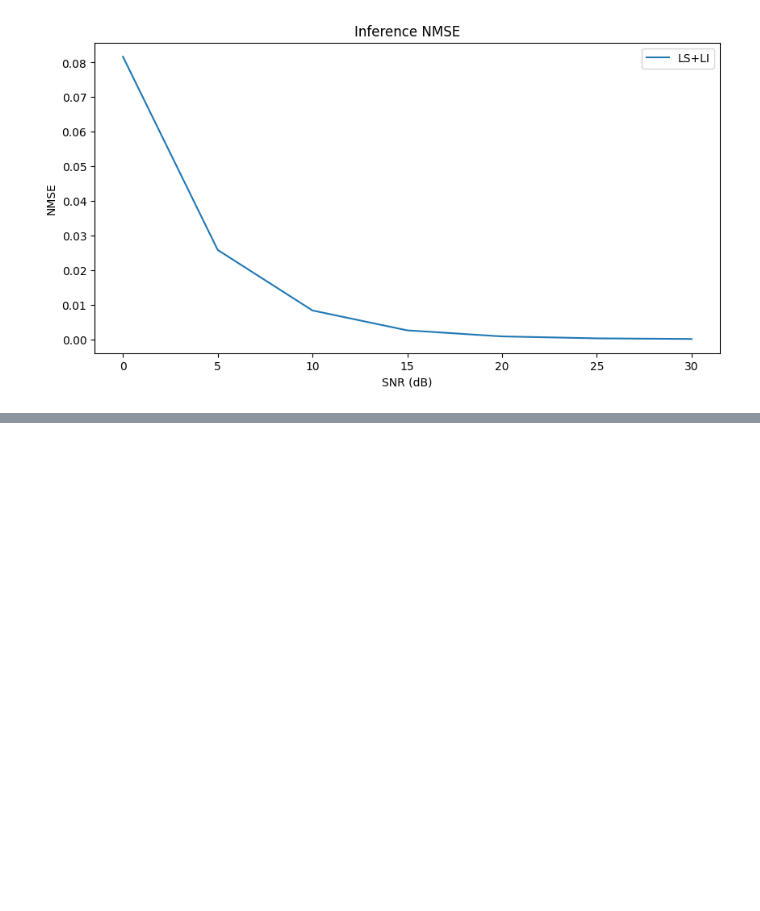
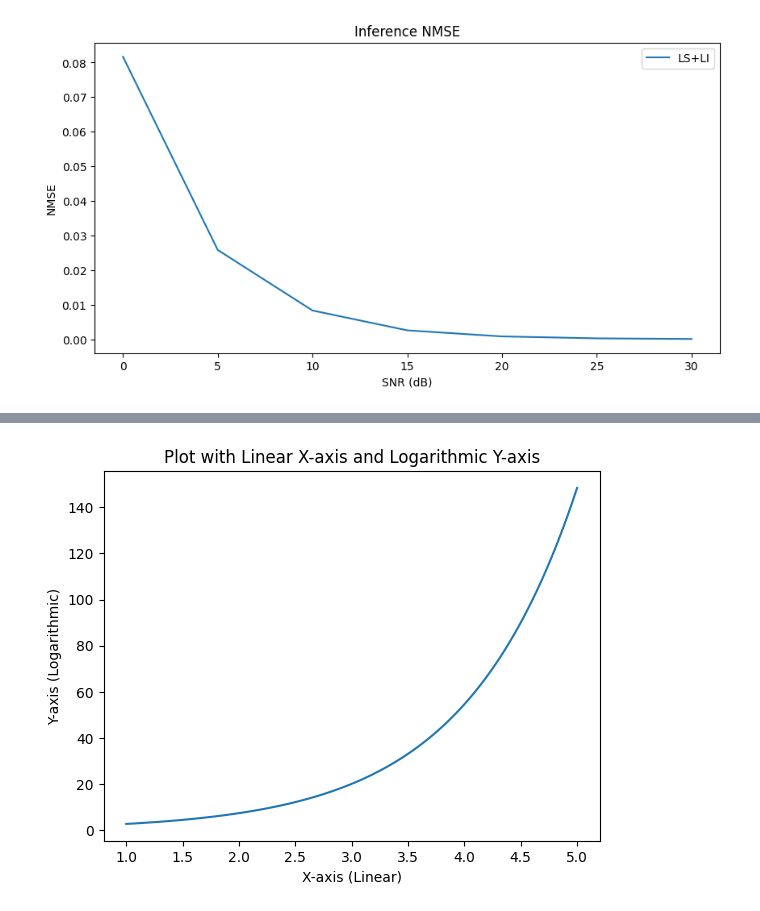
Before and after one commit to thienhieu-hoang/one_shot_Hest_cleanver, a Jupyter notebook: Torch_code/inference/infer_v4_2_3p4GHz_CDLv19_modelv3_3500_3516.ipynb, the cells around one changed output, grey strips where cells are left out. Cells and saved outputs as stored; diff of their text form; code cells hidden in the pictures; blank space fills up the shorter version.

```diff
--- a/Torch_code/inference/infer_v4_2_3p4GHz_CDLv19_modelv3_3500_3516.ipynb
+++ b/Torch_code/inference/infer_v4_2_3p4GHz_CDLv19_modelv3_3500_3516.ipynb
@@ -302,0 +309,19 @@ plt.show()
+# %%
+x = np.linspace(1, 5, 100)  # X-axis is linear
+y = np.exp(x)  # Y-axis values (exponential to show the log scale effect)
+
+# Create the plot
+plt.plot(x, y)
+
+# Set the y-axis to log scale
+# plt.yscale('log')
+
+# Add labels and title
+plt.xlabel('X-axis (Linear)')
+plt.ylabel('Y-axis (Logarithmic)')
+plt.title('Plot with Linear X-axis and Logarithmic Y-axis')
+
+# Show the plot
+plt.show()
+# %% [output]
+[figure, added]
```
Also changed, not shown: parts of 2 cells of this notebook, 4 other files.
